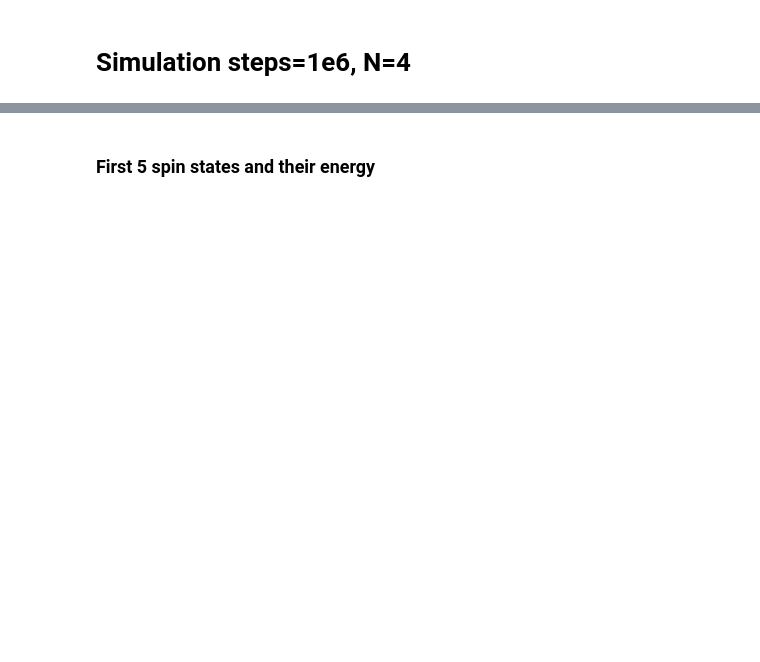
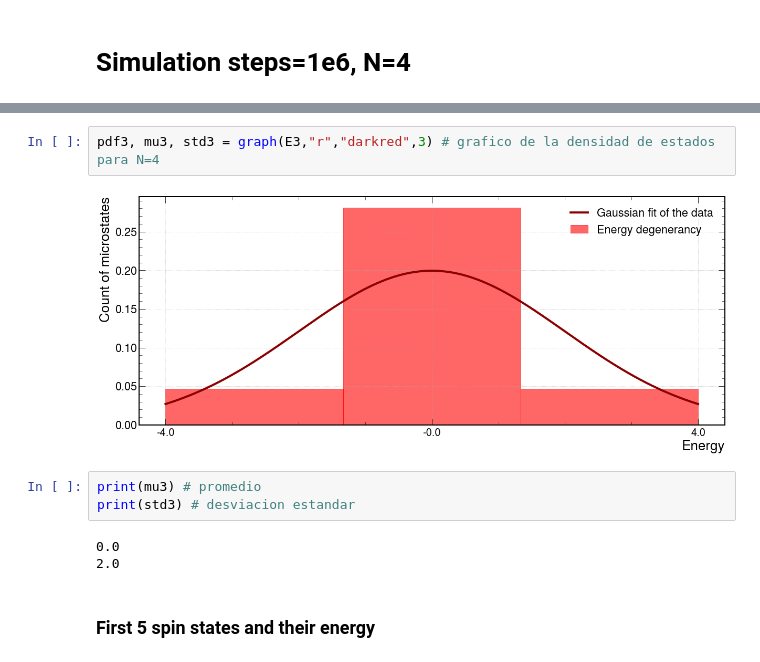
Before and after one commit to sergioduquem15/Statistics1, a Jupyter notebook: problem1_2.ipynb, the cells around one changed output, grey strips where cells are left out. Drawn from its saved outputs; the diff is of its cells as text; blank space fills up the shorter version.

```diff
--- a/problem1_2.ipynb
+++ b/problem1_2.ipynb
@@ -116,3 +168,13 @@ graph(E3,"r","darkred",4,2)
+# %%
+pdf3, mu3, std3 = graph(E3,"r","darkred",3) # grafico de la densidad de estados para N=4
+# %% [output]
+[figure, added]
+# %%
+print(mu3) # promedio
+print(std3) # desviacion estandar
+# %% [output]
+0.0
+2.0
 # %% [markdown]
 ### First 5 spin states and their energy
 # %%
```
Also changed, not shown: parts of 45 cells of this notebook.
